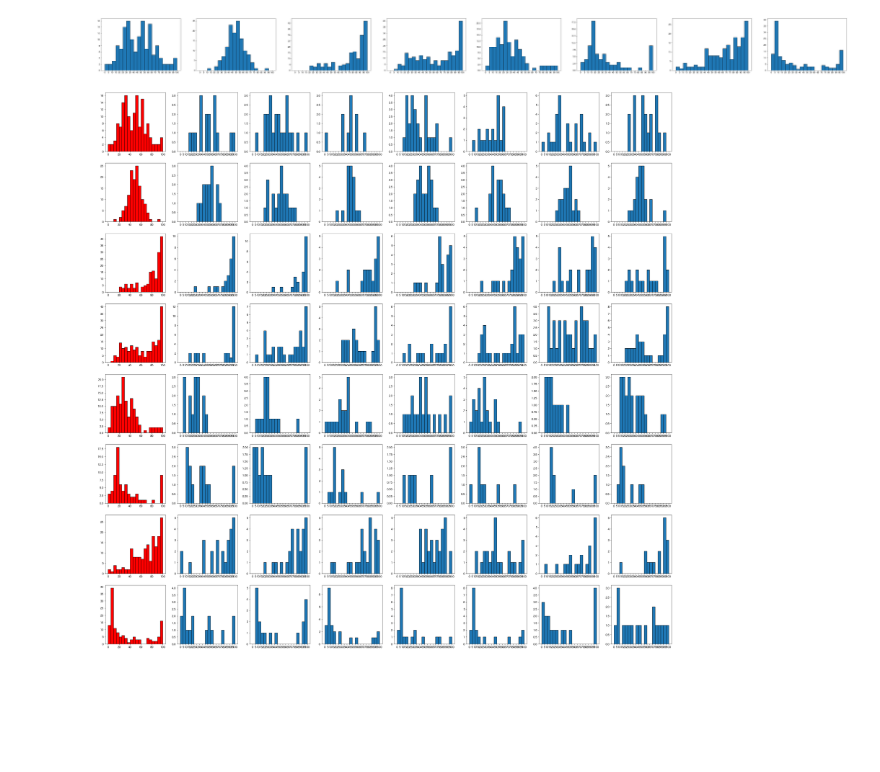
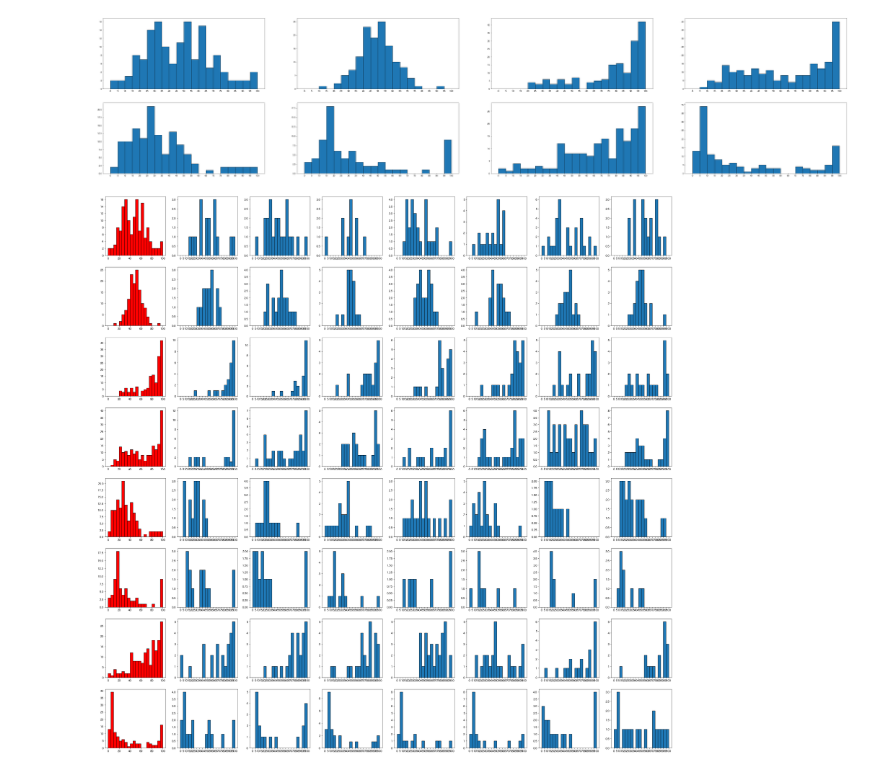
Before and after one commit to Isshin-Py-Sw-La-Me/Portfolio, a Jupyter notebook: bs_2.ipynb, the cells around one changed output. Drawn from its saved outputs; the diff is of its cells as text; code cells hidden in the pictures; blank space fills up the shorter version.

```diff
--- a/bs_2.ipynb
+++ b/bs_2.ipynb
@@ -31,25 +31,25 @@ def Frequency_Distribution(data, bins, class_width=None):
                                        name='階級'))
 # %%
 # hist plot - simple
-plt.figure(figsize=(70,5))
+plt.figure(figsize=(70,15))
 fuse_users = [x for x in range(0,8)]
 x_range = np.arange(0,105,5)
 
 for i in range(len(users)):
-    plt.subplot(1,8,i+1)
+    plt.subplot(2,4,i+1)
     plt.xticks(x_range)
     plt.hist(df.loc[(df["User"] == users[i]) &
                     (df["state"] == "ON") &
                     (df["date"] > dt.datetime(2021,12,1)) &
                     (df["date"] < dt.datetime(2022,1,31))]["battery"],
              range=(0,100),
              bins=20,
              ec="black"
             )
 #     user_data.plot.bar(x="階級値",y="度数",width=1,ec="k")
-#     plt.savefig("bs_2_results/hist_plot_simple.jpg")
+    plt.savefig("bs_2_results/hist_plot_simple_battery.jpg")
 # %% [output]
-[figure, old version]
+[figure, new version]
 # %%
 #hist plot - +weekday
 plt.figure(figsize=(40,40))
```
Also changed, not shown: parts of 1 cell of this notebook, 1 other file.
